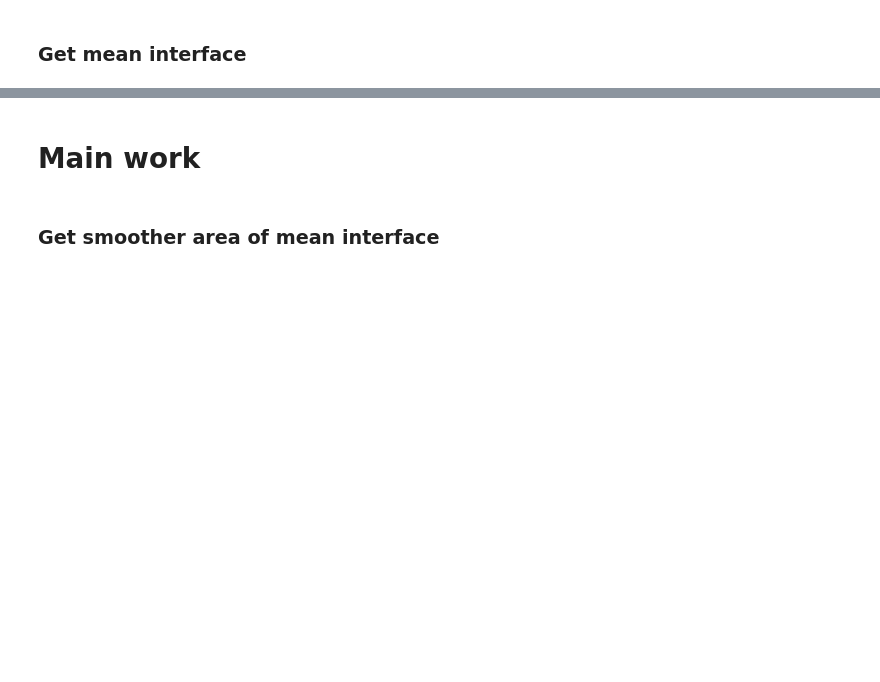
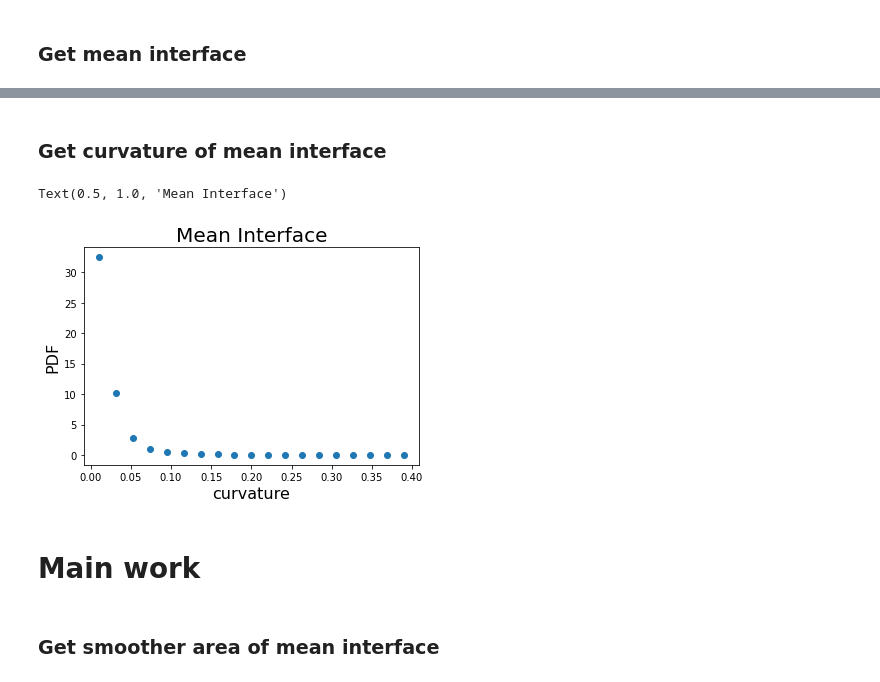
Before and after one commit to yenchihchen1995/Interfacial_Fluctuations, a Jupyter notebook: Interfacial_Fluctuations/Droplets_Experiment/Experiment.ipynb, the cells around one changed output, grey strips where cells are left out. Drawn from its saved outputs; the diff is of its cells as text; code cells hidden in the pictures; blank space fills up the shorter version.

```diff
--- a/Interfacial_Fluctuations/Droplets_Experiment/Experiment.ipynb
+++ b/Interfacial_Fluctuations/Droplets_Experiment/Experiment.ipynb
@@ -69,13 +91,13 @@ sorted_particles_frames = np.array(sorted_particles_frames)
 # %%
 average_number = 10
 mean_interface_frames = []
-for frame in sorted_particles_frames:
+for i, frame in enumerate(sorted_particles_frames):
     mean_interface_group = []
     for group in frame:
-        mean_inf = get_mean_interpolated_interface(group, 10)
+        mean_inf = get_mean_interpolated_interface(np.array(group), 9.7)
         mean_interface_group.append(np.array(mean_inf))
-        plt.plot(*group.T, 'o', ms = 2)
-        plt.plot(*mean_inf.T, c = 'k')
-    plt.show()
+#         plt.plot(*group.T, 'o', ms = 2)
+#         plt.plot(*mean_inf.T, c = 'k')
+#     plt.show()
     mean_interface_frames.append(np.array(mean_interface_group))
 mean_interfaces_frames = np.array(mean_interface_frames)
@@ -87,3 +104,26 @@ mean_interfaces_frames = np.array(mean_interface_frames)
+# %% [markdown]
+### Get curvature of mean interface
+# %%
+curv_mean_interface = []
+for frame in mean_interface_frames:
+    for interface in frame:
+        for i in range(1, len(interface)-1):
+            p1 = interface[i-1]
+            p2 = interface[i]
+            p3 = interface[i+1]
+            centre, radius = define_circle(p1, p2, p3)
+            curv_mean_interface.append(1/radius)
+# %%
+# plt.hist(curv_mean_interface, bins = np.arange(0, 0.25, 0.005))
+hist, bins = np.histogram(curv_mean_interface,bins = np.linspace(0,0.4,20), density=True)
+plt.plot(bins[:-1] + (bins[1] - bins[0]) / 2, hist, 'o')
+plt.xlabel('curvature', fontsize = 16)
+plt.ylabel('PDF', fontsize = 16)
+plt.title('Mean Interface', fontsize = 20)
+# plt.savefig('plot/Mean_Interface_Curvature.png', dpi = 300)
+# %% [output]
+Text(0.5, 1.0, 'Mean Interface')
+[figure, added]
 # %% [markdown]
 # Main work
 # %% [markdown]
```
Also changed, not shown: parts of 15 cells of this notebook.
